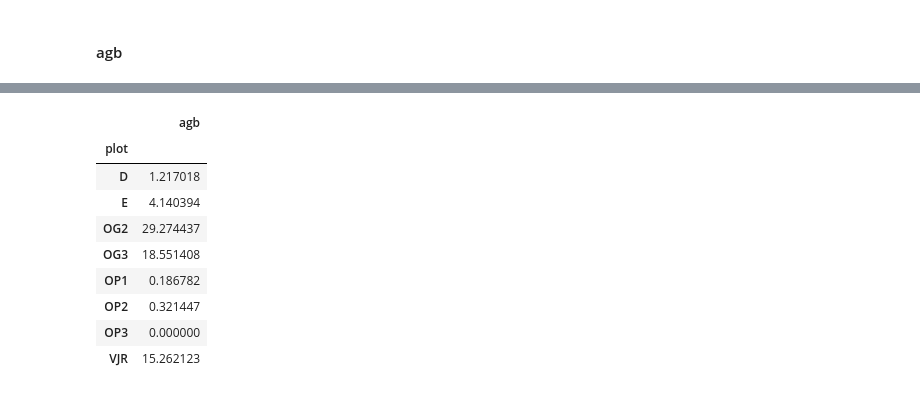
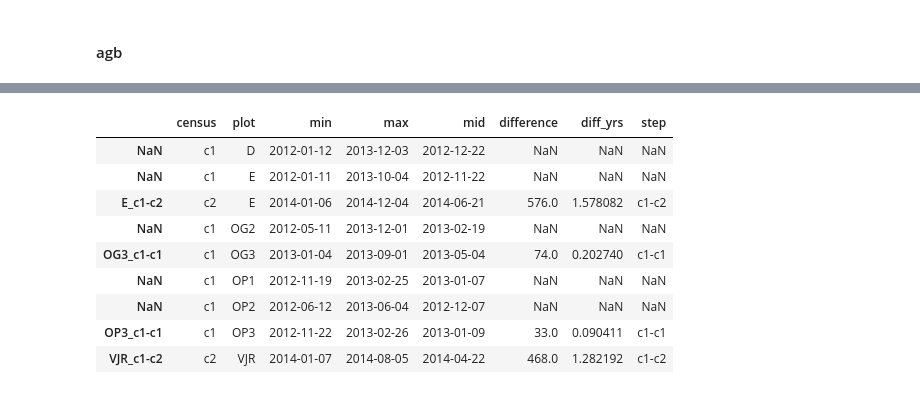
Before and after one commit to dbridg15/masters_project, a Jupyter notebook: Code/sort_data.ipynb, the cells around one changed output, grey strips where cells are left out. Saved outputs shown, nothing was run; the diff lists cells and outputs as text; code cells hidden in the pictures.

Commit message:
Mozies dont work

```diff
--- a/Code/sort_data.ipynb
+++ b/Code/sort_data.ipynb
@@ -542,16 +546,16 @@ mozie_cen.to_csv("../Results/mozie_census_dates.csv")
 mozie_agb = pd.DataFrame(mozie.groupby("plot").agb.median())
 
 mozie_agb.to_csv("../Results/btles_agb.csv")
-# %%
-mozie_agb
-# %% [output]
-|  | agb |
-| plot |  |
-| D | 1.217018 |
-| E | 4.140394 |
-| OG2 | 29.274437 |
-| OG3 | 18.551408 |
-| OP1 | 0.186782 |
-| OP2 | 0.321447 |
-| OP3 | 0.000000 |
-| VJR | 15.262123 |
+# %%
+mozie_cen
+# %% [output]
+|  | census | plot | min | max | mid | difference | diff_yrs | step |
+| NaN | c1 | D | 2012-01-12 | 2013-12-03 | 2012-12-22 | NaN | NaN | NaN |
+| NaN | c1 | E | 2012-01-11 | 2013-10-04 | 2012-11-22 | NaN | NaN | NaN |
+| E_c1-c2 | c2 | E | 2014-01-06 | 2014-12-04 | 2014-06-21 | 576.0 | 1.578082 | c1-c2 |
+| NaN | c1 | OG2 | 2012-05-11 | 2013-12-01 | 2013-02-19 | NaN | NaN | NaN |
+| OG3_c1-c1 | c1 | OG3 | 2013-01-04 | 2013-09-01 | 2013-05-04 | 74.0 | 0.202740 | c1-c1 |
+| NaN | c1 | OP1 | 2012-11-19 | 2013-02-25 | 2013-01-07 | NaN | NaN | NaN |
+| NaN | c1 | OP2 | 2012-06-12 | 2013-06-04 | 2012-12-07 | NaN | NaN | NaN |
+| OP3_c1-c1 | c1 | OP3 | 2012-11-22 | 2013-02-26 | 2013-01-09 | 33.0 | 0.090411 | c1-c1 |
+| VJR_c1-c2 | c2 | VJR | 2014-01-07 | 2014-08-05 | 2014-04-22 | 468.0 | 1.282192 | c1-c2 |
```
Also changed, not shown: parts of 7 cells of this notebook, 1 other file.
